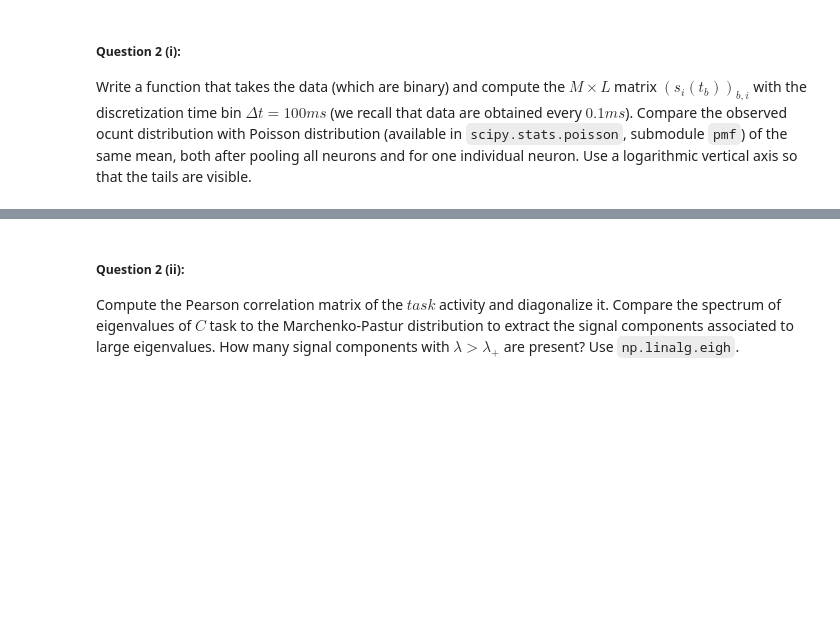
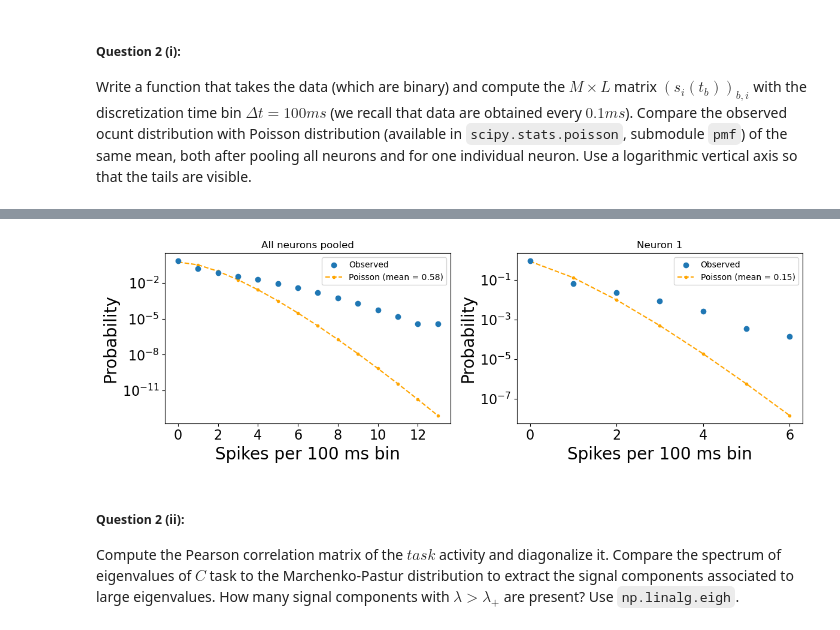
Before and after one commit to Marshhall/Sleep_Neural_Replay, a Jupyter notebook: main.ipynb, the cells around one changed output, grey strips where cells are left out. Saved outputs shown, nothing was run; the diff lists cells and outputs as text; code cells hidden in the pictures; blank space fills up the shorter version.

```diff
--- a/main.ipynb
+++ b/main.ipynb
@@ -123,3 +207,19 @@ In this question, we consider only the $task$ data.
 ##### Question 2 (i):
 Write a function that takes the data (which are binary) and compute the $M\times L$ matrix $(s_i(t_b))_{b,i}$ with the discretization time bin $\Delta t=100 ms$ (we recall that data are obtained every $0.1ms$).
 Compare the observed ocunt distribution with Poisson distribution (available in `scipy.stats.poisson`, submodule `pmf`) of the same mean, both after pooling all neurons and for one individual neuron. Use a logarithmic vertical axis so that the tails are visible.
+# %%
+def bin_spikes(data, L=37, dt=1_000):
+    times, neuron_ids = data[:, 0], data[:, 1].astype(int)
+    t_min = times.min()
+
+    bin_ids = np.floor((times - t_min) / dt).astype(int) # find time bin (row) for each spike
+    M = bin_ids.max() + 1
+    counts = np.zeros((M, L), dtype=int)
+
+    for b, neuron_id in zip(bin_ids, neuron_ids):
+        counts[b, neuron_id-1] += 1
+
+    return counts
+
+task_data = np.loadtxt(datapaths[1])
+S_task = bin_spikes(task_data)
@@ -126,3 +236,40 @@ Compare the observed ocunt distribution with Poisson distribution (available in
+# %%
+from scipy.stats import poisson
+
+neuron_id = 1
+
+samples = (
+    S_task.ravel(),             # Pool neuron-bin counts into one sample.
+    S_task[:, neuron_id - 1]    # Counts for one neuron across time.
+)
+titles = ("All neurons pooled", f"Neuron {neuron_id}")
+
+fig, axes = plt.subplots(
+    1, 2, figsize=(12, 4),
+    constrained_layout=True
+)
+
+for ax, counts, title in zip(axes, samples, titles):
+    mean = counts.mean()
+    k = np.arange(counts.max() + 1)
+
+    empirical = np.bincount(counts) / len(counts)
+    predicted = poisson.pmf(k, mean)
+
+    positive = empirical > 0
+    ax.scatter(k[positive], empirical[positive], label="Observed", zorder=3)
+    ax.plot(k, predicted, "o--", markersize=3, label=f"Poisson (mean = {mean:.2f})", color="orange")
+    ax.set_yscale("log")
+    ax.set_xlabel("Spikes per 100 ms bin")
+    ax.set_ylabel("Probability")
+    ax.set_title(title)
+    ax.set_xticks(np.arange(0, counts.max()+1, 2))
+    ax.legend()
+
+fig.tight_layout()
+plt.show()
+# %% [output]
+[figure, added]
 # %% [markdown]
 ##### Question 2 (ii):
 Compute the Pearson correlation matrix of the $task$ activity and diagonalize it. Compare the spectrum
```
Also changed, not shown: parts of 11 cells of this notebook.
